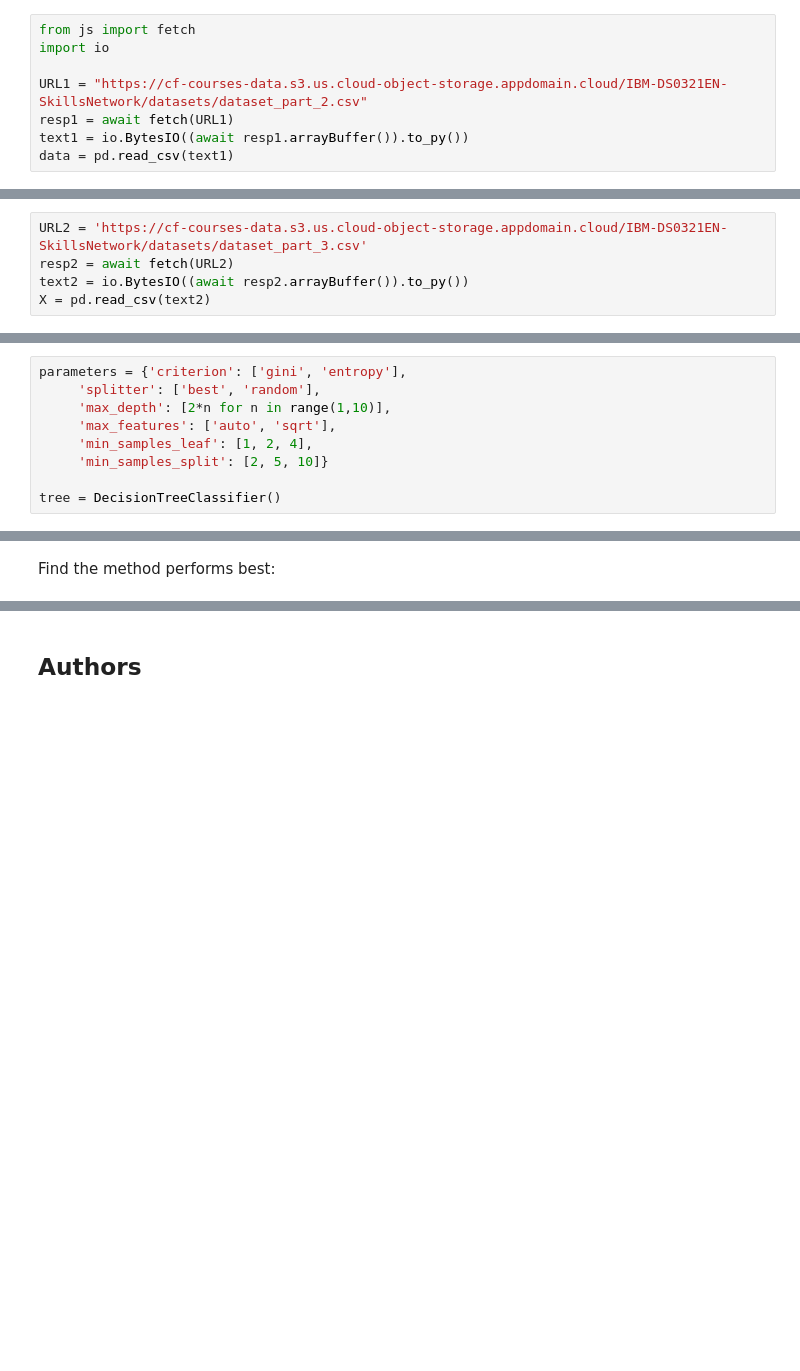
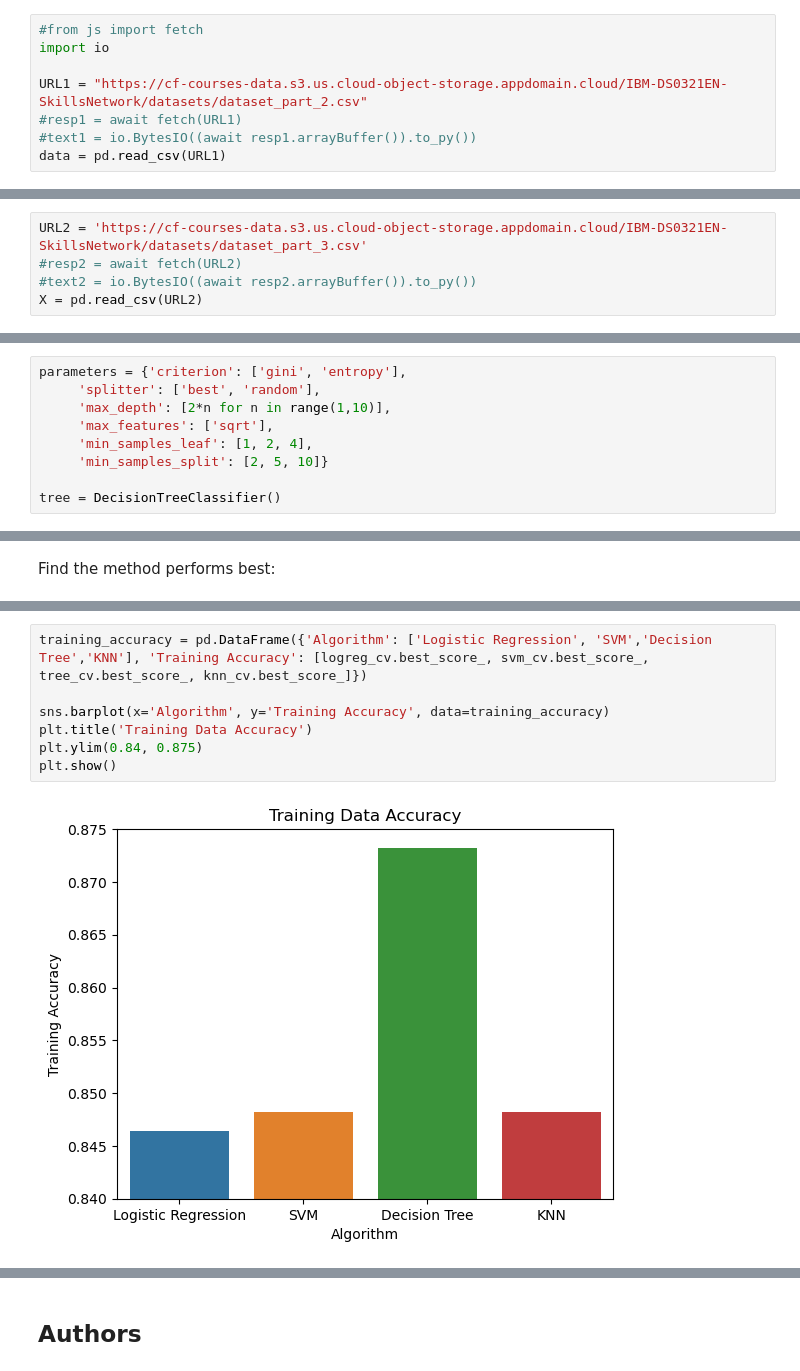
Before and after one commit to PI-IBM/IBM_applied_data_science, a Jupyter notebook: SpaceX_Machine_Learning_Prediction_Part_5.jupyterlite.ipynb, the cells around one changed output, grey strips where cells are left out. Saved outputs shown, nothing was run; the diff lists cells and outputs as text; blank space fills up the shorter version.

```diff
--- a/SpaceX_Machine_Learning_Prediction_Part_5.jupyterlite.ipynb
+++ b/SpaceX_Machine_Learning_Prediction_Part_5.jupyterlite.ipynb
@@ -84,13 +101,13 @@ def plot_confusion_matrix(y,y_predict):
 # %% [markdown]
 Load the data
 # %%
-from js import fetch
+#from js import fetch
 import io
 
 URL1 = "https://cf-courses-data.s3.us.cloud-object-storage.appdomain.cloud/IBM-DS0321EN-SkillsNetwork/datasets/dataset_part_2.csv"
-resp1 = await fetch(URL1)
-text1 = io.BytesIO((await resp1.arrayBuffer()).to_py())
-data = pd.read_csv(text1)
+#resp1 = await fetch(URL1)
+#text1 = io.BytesIO((await resp1.arrayBuffer()).to_py())
+data = pd.read_csv(URL1)
 # %%
 data.head()
 # %% [output]
@@ -102,9 +119,9 @@ data.head()
 | 4 | 5 | 2013-12-03 | Falcon 9 | 3170.000000 | GTO | CCAFS SLC 40 | None None | 1 | False | ... |
 # %%
 URL2 = 'https://cf-courses-data.s3.us.cloud-object-storage.appdomain.cloud/IBM-DS0321EN-SkillsNetwork/datasets/dataset_part_3.csv'
-resp2 = await fetch(URL2)
-text2 = io.BytesIO((await resp2.arrayBuffer()).to_py())
-X = pd.read_csv(text2)
+#resp2 = await fetch(URL2)
+#text2 = io.BytesIO((await resp2.arrayBuffer()).to_py())
+X = pd.read_csv(URL2)
 # %%
 X.head()
 # %% [output]
@@ -245,7 +262,7 @@ Create a decision tree classifier object then  create a  <code>GridSearchCV</cod
 parameters = {'criterion': ['gini', 'entropy'],
      'splitter': ['best', 'random'],
      'max_depth': [2*n for n in range(1,10)],
-     'max_features': ['auto', 'sqrt'],
+     'max_features': ['sqrt'],
      'min_samples_leaf': [1, 2, 4],
      'min_samples_split': [2, 5, 10]}
 
@@ -348,0 +347,9 @@ Find the method performs best:
+# %%
+training_accuracy = pd.DataFrame({'Algorithm': ['Logistic Regression', 'SVM','Decision Tree','KNN'], 'Training Accuracy': [logreg_cv.best_score_, svm_cv.best_score_, tree_cv.best_score_, knn_cv.best_score_]})
+
+sns.barplot(x='Algorithm', y='Training Accuracy', data=training_accuracy)
+plt.title('Training Data Accuracy')
+plt.ylim(0.84, 0.875)
+plt.show()
+# %% [output]
+[figure, added]
```
Also changed, not shown: parts of 9 cells of this notebook.
